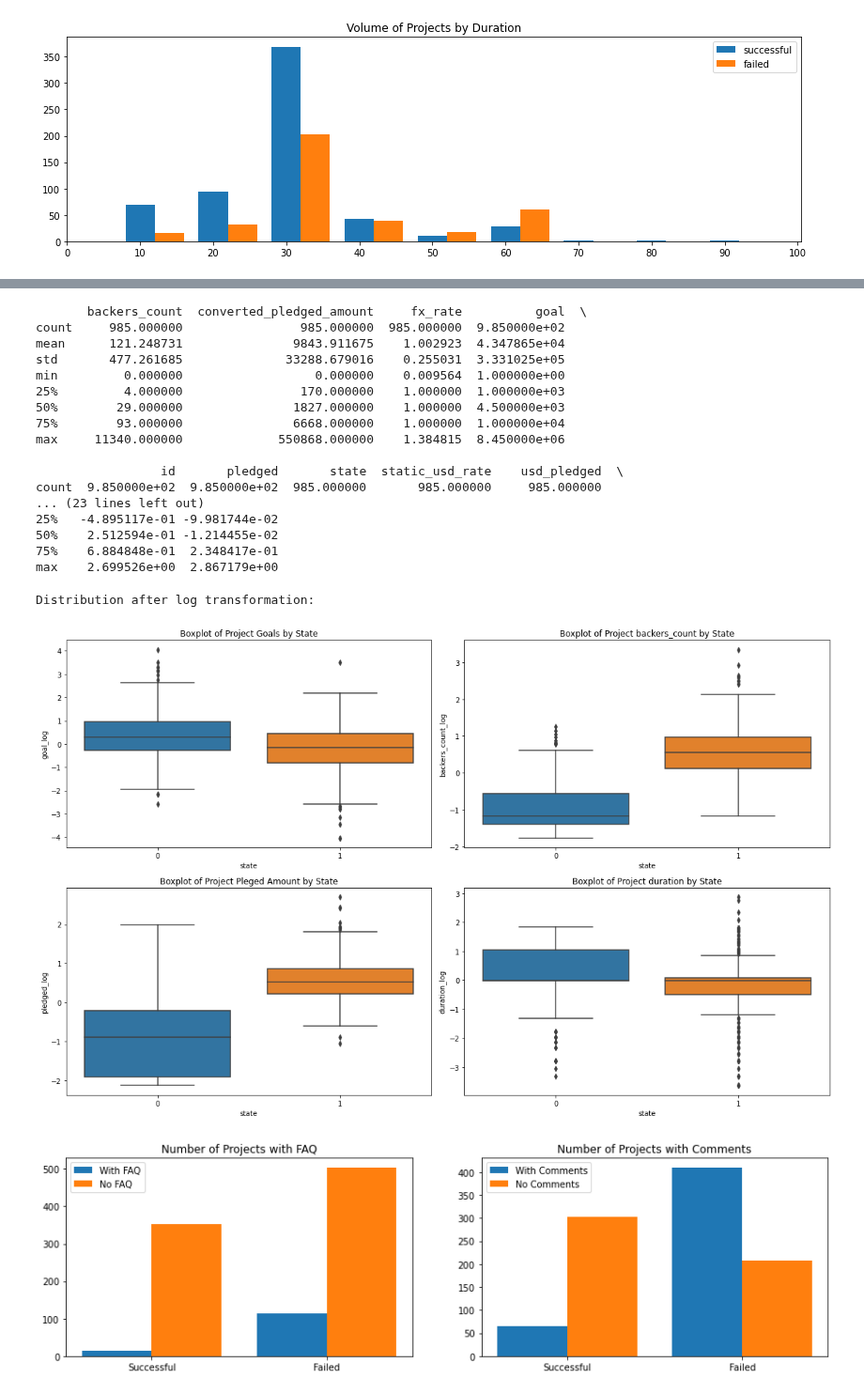
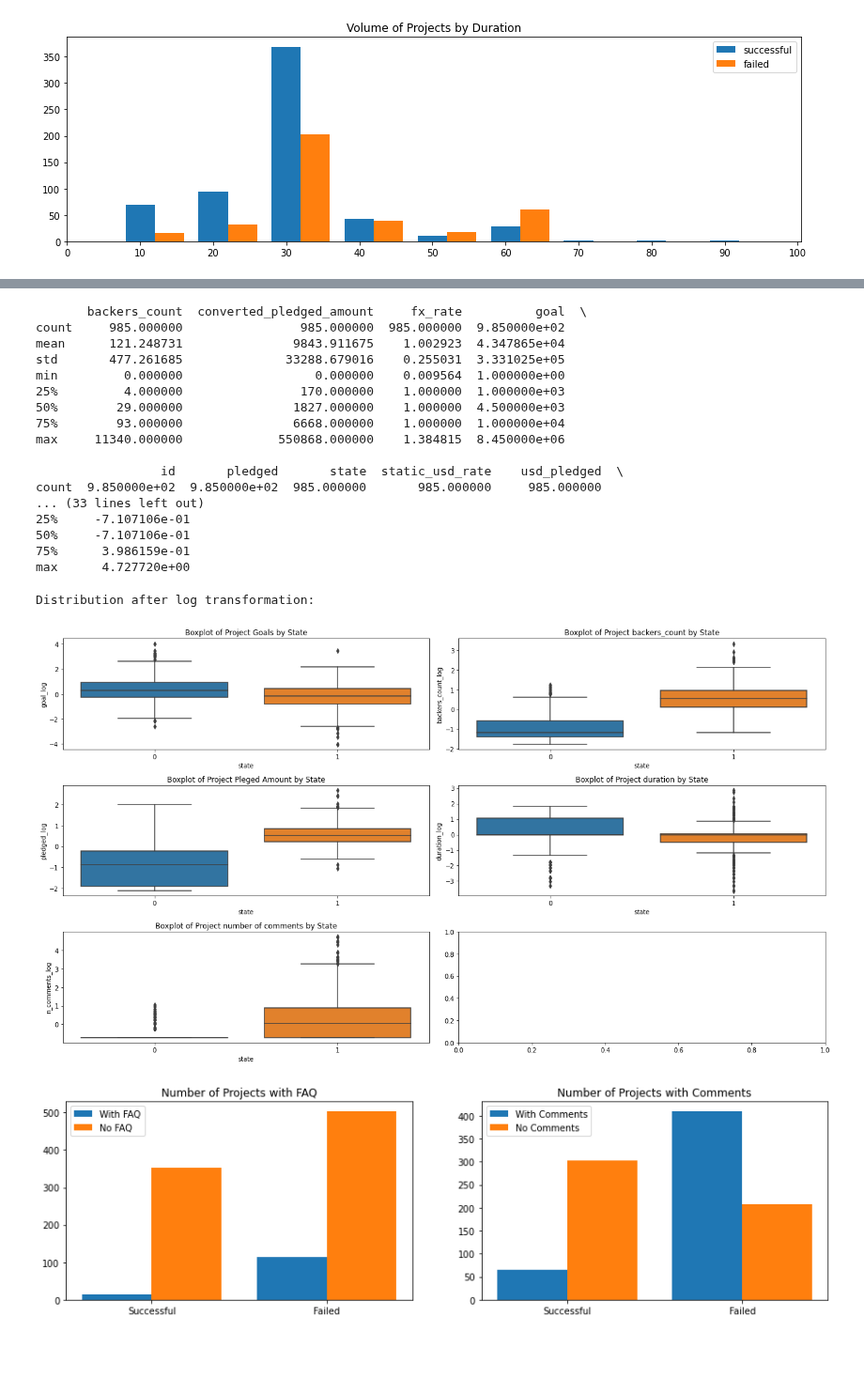
Before and after one commit to chuabern/BT4222_GrpProject, a Jupyter notebook: EDA.ipynb, the cells around one changed output, grey strips where cells are left out. Shown at 94% size. Cells and saved outputs as stored; diff of their text form; code cells hidden in the pictures; blank space fills up the shorter version.

```diff
--- a/EDA.ipynb
+++ b/EDA.ipynb
@@ -147,10 +157,10 @@ plt.show()
 # %%
 # Outlier Detection
-boxplot_features = ['backers_count', 'goal', 'pledged', 'duration']
+boxplot_features = ['backers_count', 'goal', 'pledged', 'duration', 'n_comments']
 
 max_col = 1 # set number of maximum columns in plot
 max_row = 2 # set number of maximum rows in plot
-fig, axs = plt.subplots(max_row, max_col+1, figsize=(15,10))
+fig, axs = plt.subplots(max_row+1, max_col+1, figsize=(15,10))
 
 row = 0 # initialize first row
 col = 0 # initialize first column
@@ -165,5 +175,6 @@ for feature in boxplot_features:
         col = 0 # reset column to 0
         row += 1
 
+print('Significant outliers observed in the features below:')
 plt.show()
 # %% [output]
@@ -190,36 +202,40 @@ max     11340.000000             550868.000000    1.384815  8.450000e+06
 
                  id       pledged       state  static_usd_rate    usd_pledged  \
 count  9.850000e+02  9.850000e+02  985.000000       985.000000     985.000000
-... (23 lines left out)
-25%   -4.895117e-01 -9.981744e-02
-50%    2.512594e-01 -1.214455e-02
-75%    6.884848e-01  2.348417e-01
-max    2.699526e+00  2.867179e+00
+... (33 lines left out)
+25%     -7.107106e-01
+50%     -7.107106e-01
+75%      3.986159e-01
+max      4.727720e+00
 # %%
-fig, ((ax1, ax2), (ax3, ax4)) = plt.subplots(2,2,figsize=(16,10))
+fig, ((ax1, ax2), (ax3, ax4), (ax5, ax6)) = plt.subplots(3,2,figsize=(18,10))
 
 # 1. Goals
 sns.boxplot(y="goal_log", x="state", data=df, ax= ax1)
 ax1.set_title('Boxplot of Project Goals by State')
 
 # 2. Backers Count
 sns.boxplot(y="backers_count_log", x="state", data=df, ax= ax2)
 ax2.set_title('Boxplot of Project backers_count by State')
 
 # 3. Pledged
 sns.boxplot(y="pledged_log", x="state", data=df, ax= ax3)
 ax3.set_title('Boxplot of Project Pleged Amount by State')
 
 # 4. Duration
 sns.boxplot(y="duration_log", x="state", data=df, ax= ax4)
 ax4.set_title('Boxplot of Project duration by State')
 
+# 5. Comments
+sns.boxplot(y="n_comments_log", x="state", data=df, ax= ax5)
+ax5.set_title('Boxplot of Project number of comments by State')
+
 print('Distribution after log transformation:')
 plt.tight_layout()
 plt.show()
 # %% [output]
 Distribution after log transformation:
-[figure, old version]
+[figure, new version]
 # %%
 # Boolean Transformation
 df[['n_comments_bool', 'num_faq_bool']] = df[['n_comments', 'num_faq']].apply(lambda x: np.where(x >0, 1, 0))
```
Also changed, not shown: parts of 10 cells of this notebook.
